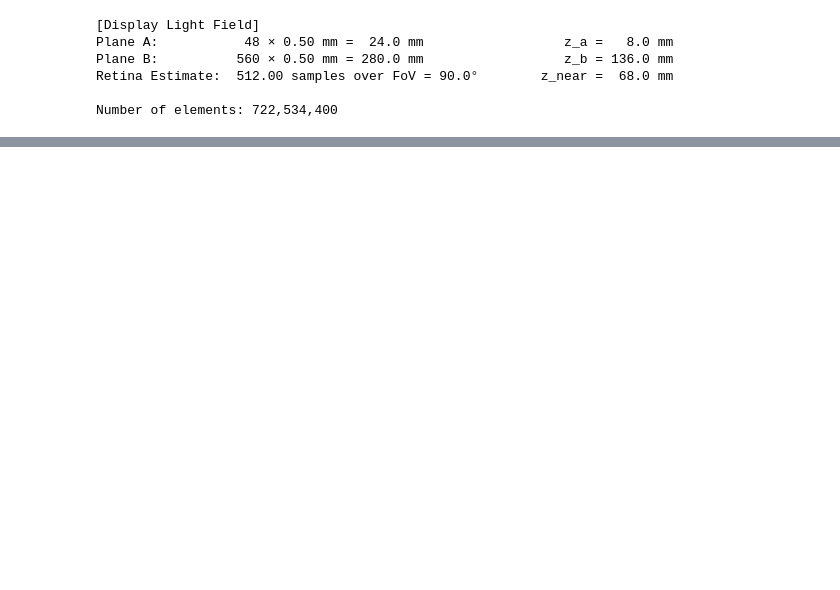
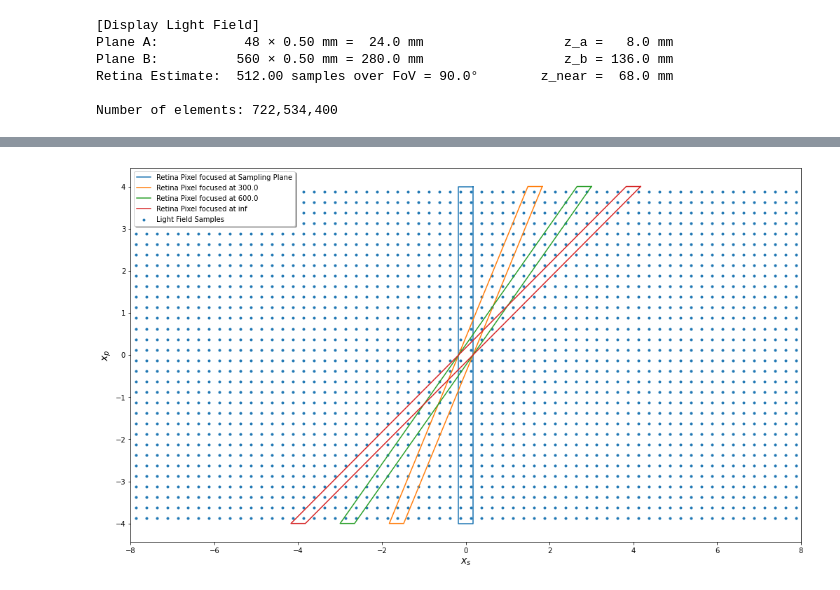
Before and after one commit to raolirom/light-field-prefiltering, a Jupyter notebook: display-sponza.ipynb, the cells around one changed output, grey strips where cells are left out. Cells and saved outputs as stored; diff of their text form; code cells hidden in the pictures; blank space fills up the shorter version.

```diff
--- a/display-sponza.ipynb
+++ b/display-sponza.ipynb
@@ -227,0 +309,32 @@ View samples per pupil sample inside retina element: 1.375
+# %%
+%%time
+print('Plotting display elements and φ in eye space...')
+
+def plot_sampling_space(lattice_p, lattice_s, pitch_r, pitch_s, size_p, z_s, focus_distances):
+    fig, ax = pyplot.subplots(1, constrained_layout=True, figsize=(14, 8))
+
+    ax.set_xlabel(r'$x_s$', fontsize=14)
+    ax.set_ylabel(r'$x_p$', fontsize=14)
+
+    ax.set_xlim(-pitch_s * 32, pitch_s * 32)
+    ax.set_ylim(-size_p/1.8, size_p/1.8)
+
+    box_h = np.array([1, -1, -1,  1, 1]) / 2
+    box_v = np.array([1,  1, -1, -1, 1]) / 2
+
+    lattice_s, lattice_p = np.broadcast_arrays(lattice_s.reshape(-1, 1), lattice_p.reshape(1, -1))
+    ax.scatter(lattice_s, lattice_p, s=9, color='C0', label='Light Field Samples')
+
+    ax.plot(box_h * pitch_r * z_s, box_v * size_p, label='Retina Pixel focused at Sampling Plane')
+    for z_f in focus_distances:
+        ax.plot(rp_to_s(box_h * pitch_r, box_v * size_p, z_s, z_f), box_v * size_p, label='Retina Pixel focused at {}'.format(z_f))
+
+    #ax.plot(x_r * z_v, x_p, label='Sample chunk')
+
+    # Legend
+    ax.legend(loc='upper left', shadow=True)
+
+
+
+plot_sampling_space(lattice_p, lattice_s, pitch_r, pitch_s, size_p, z_s, focus_distances)
+# %% [output]
@@ -228,3 +343,4 @@ View samples per pupil sample inside retina element: 1.375
+[figure, added]
 # %%
 %%time
 print('Plotting eye elements, display elements and light field samples in eye space...')
```
Also changed, not shown: parts of 12 cells of this notebook.
